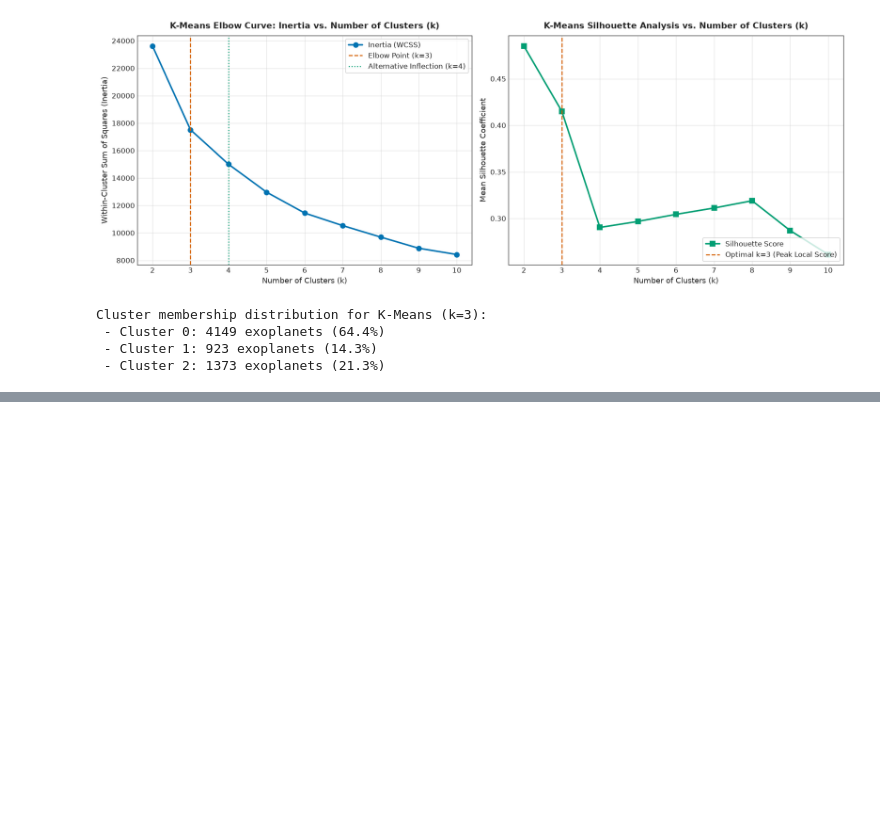
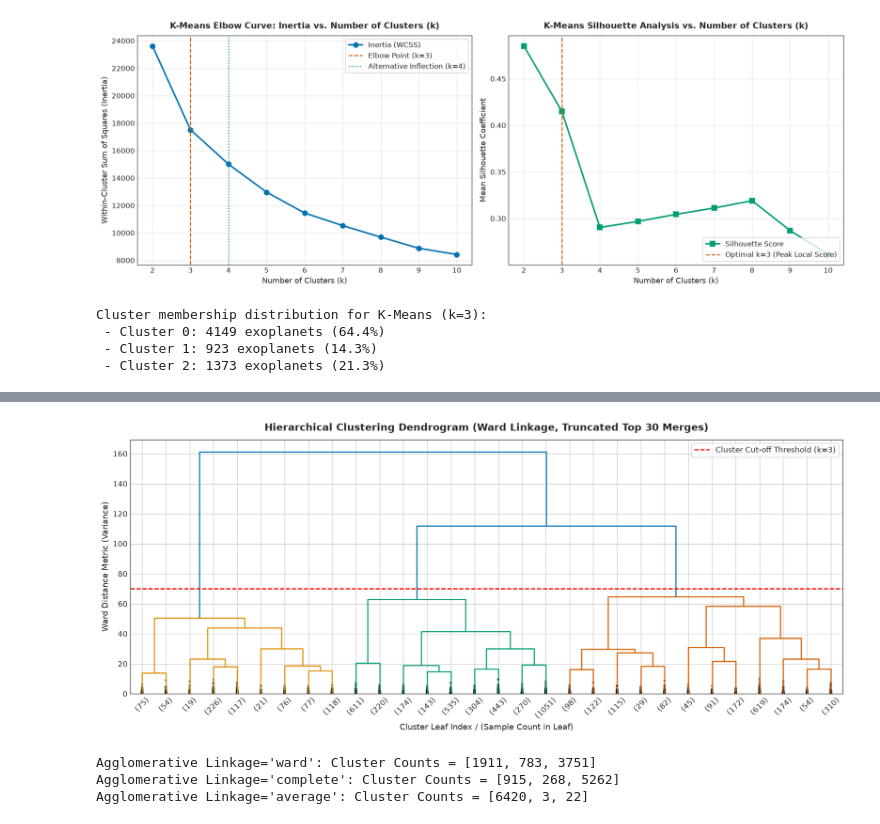
Before and after one commit to DeViKaanil62/ml-capstone, a Jupyter notebook: Clustering.ipynb, the cells around one changed output, grey strips where cells are left out. Cells and saved outputs as stored; diff of their text form; code cells hidden in the pictures; blank space fills up the shorter version.

```diff
--- a/Clustering.ipynb
+++ b/Clustering.ipynb
@@ -350,0 +356,42 @@ Cluster membership distribution for K-Means (k=3):
+# %%
+# Compute Hierarchical Linkage Matrix using Ward's method
+linkage_ward = linkage(X_scaled, method='ward')
+
+# Generate publication-quality truncated Dendrogram
+plt.figure(figsize=(14, 6))
+dendro = dendrogram(
+    linkage_ward,
+    truncate_mode='lastp',
+    p=30,                     # Show top 30 merged branches for clean interpretability
+    leaf_rotation=45.,
+    leaf_font_size=10.,
+    show_contracted=True,
+    color_threshold=70.0      # Cut-off distance visualizing cluster separation
+)
+
+# Annotate cut-off line
+plt.axhline(y=70.0, color='red', linestyle='--', linewidth=1.5, label='Cluster Cut-off Threshold (k=3)')
+plt.title("Hierarchical Clustering Dendrogram (Ward Linkage, Truncated Top 30 Merges)", fontsize=13, fontweight='bold', pad=12)
+plt.xlabel("Cluster Leaf Index / (Sample Count in Leaf)", fontsize=11)
+plt.ylabel("Ward Distance Metric (Variance)", fontsize=11)
+plt.legend(loc='upper right', frameon=True)
+plt.tight_layout()
+plt.show()
+
+# Fit Agglomerative models for Ward, Complete, and Average linkages at k=3
+linkage_methods = ['ward', 'complete', 'average']
+agg_models = {}
+agg_labels = {}
+
+for method in linkage_methods:
+    model = AgglomerativeClustering(n_clusters=3, linkage=method)
+    labels = model.fit_predict(X_scaled)
+    agg_models[method] = model
+    agg_labels[method] = labels
+    counts = np.bincount(labels)
+    print(f"Agglomerative Linkage='{method}': Cluster Counts = {counts.tolist()}")
+# %% [output]
+[figure, added]
+Agglomerative Linkage='ward': Cluster Counts = [1911, 783, 3751]
+Agglomerative Linkage='complete': Cluster Counts = [915, 268, 5262]
+Agglomerative Linkage='average': Cluster Counts = [6420, 3, 22]
```
Also changed, not shown: parts of 1 cell of this notebook.
